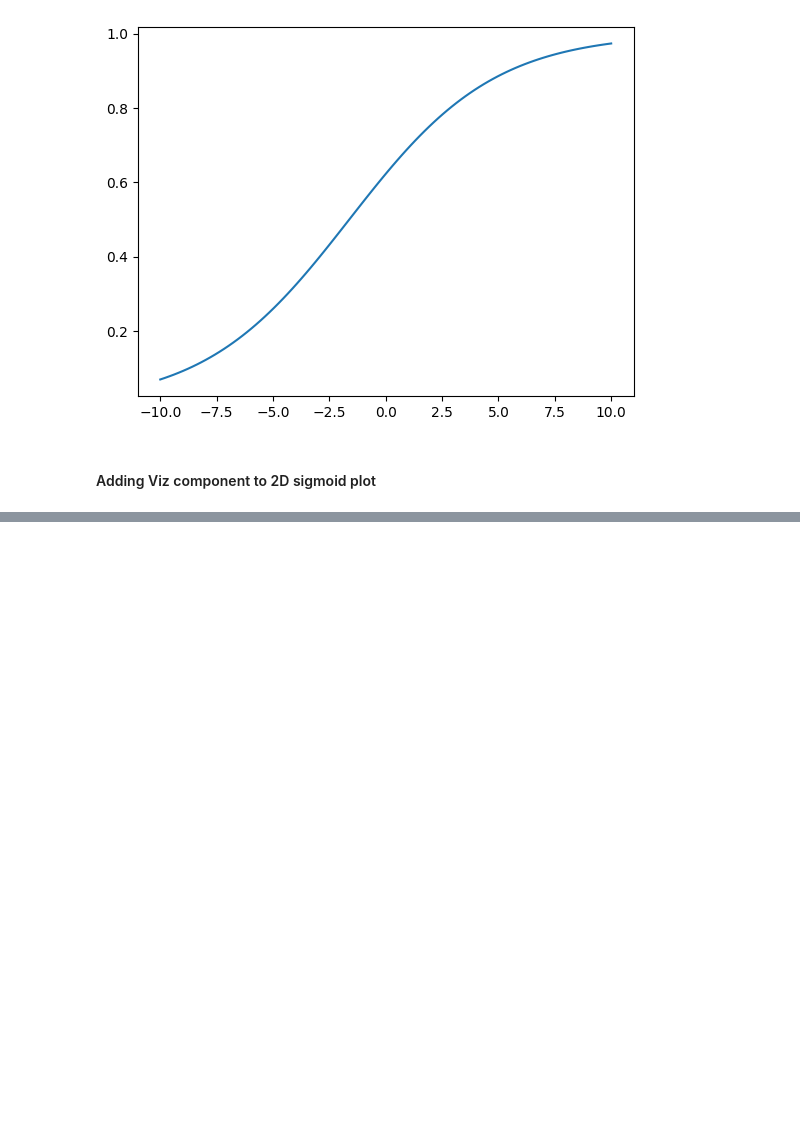
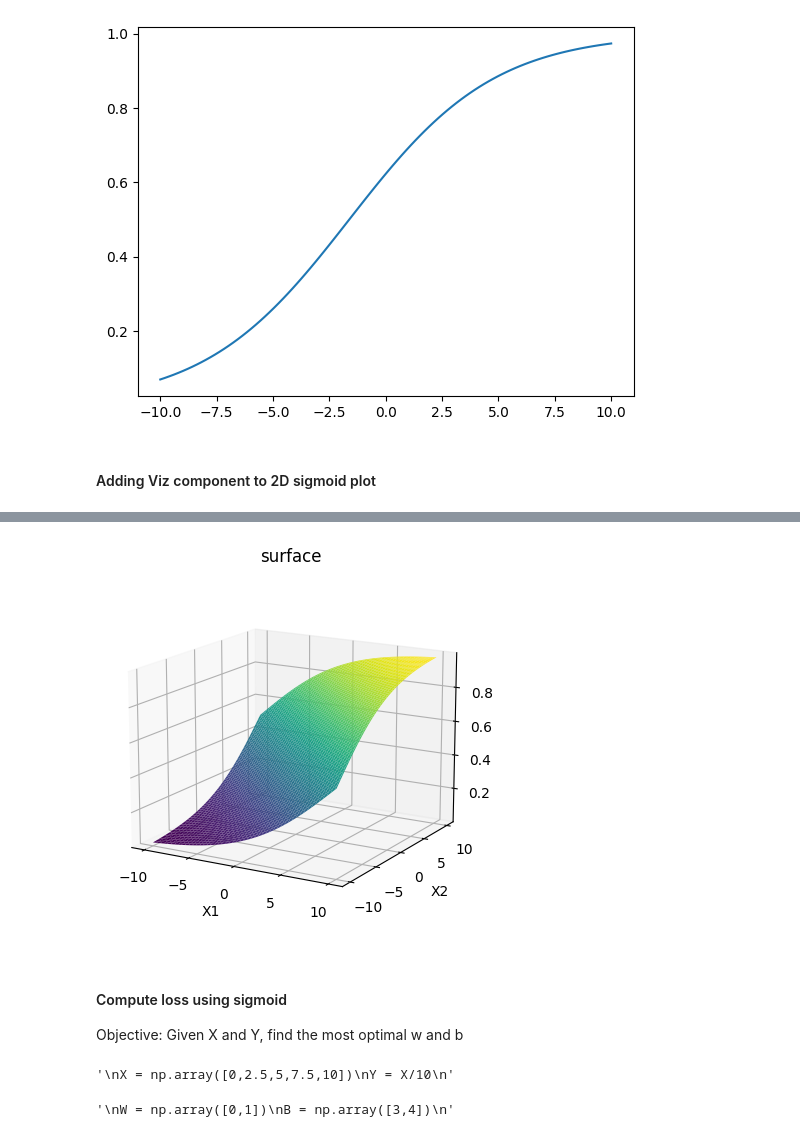
Before and after one commit to Abhijith-Nagarajan/PadhAI_Implementations, a Jupyter notebook: Sigmoid_Neuron_Implementation.ipynb, the cells around one changed output, grey strips where cells are left out. Cells and saved outputs as stored; diff of their text form; code cells hidden in the pictures; blank space fills up the shorter version.

```diff
--- a/Sigmoid_Neuron_Implementation.ipynb
+++ b/Sigmoid_Neuron_Implementation.ipynb
@@ -104,0 +112,45 @@ plt.plot(X_array,Y)
+# %%
+X1 = np.linspace(-10,10,100)
+X2 = np.linspace(-10,10,100)
+# %%
+w1 = 0.2
+w2 = 0.2
+b = 0
+# %%
+X1_mesh, X2_mesh = np.meshgrid(X1,X2)
+# %%
+Y = sigmoid_2D(X1_mesh,X2_mesh,w1,w2,b)
+# %%
+ax = plt.axes(projection='3d')
+ax.plot_surface(X1_mesh, X2_mesh, Y, cmap='viridis')
+ax.set_xlabel('X1')
+ax.set_ylabel('X2')
+ax.set_zlabel('Y')
+ax.set_title('surface')
+
+# Parameter 1: Height, Parameter 2: Rotation Angle along z axis
+ax.view_init(15,300)
+# %% [output]
+[figure, added]
+# %% [markdown]
+#### Compute loss using sigmoid ####
+
+Objective: Given X and Y, find the most optimal w and b
+# %%
+X = np.linspace(-25,25,100)
+Y = np.linspace(0,1,100)
+'''
+X = np.array([0,2.5,5,7.5,10])
+Y = X/10
+'''
+# %% [output]
+'\nX = np.array([0,2.5,5,7.5,10])\nY = X/10\n'
+# %%
+W = np.linspace(-1,1,50)
+B = np.linspace(0,1,50)
+'''
+W = np.array([0,1])
+B = np.array([3,4])
+'''
+# %% [output]
+'\nW = np.array([0,1])\nB = np.array([3,4])\n'
```
Also changed, not shown: parts of 19 cells of this notebook.
